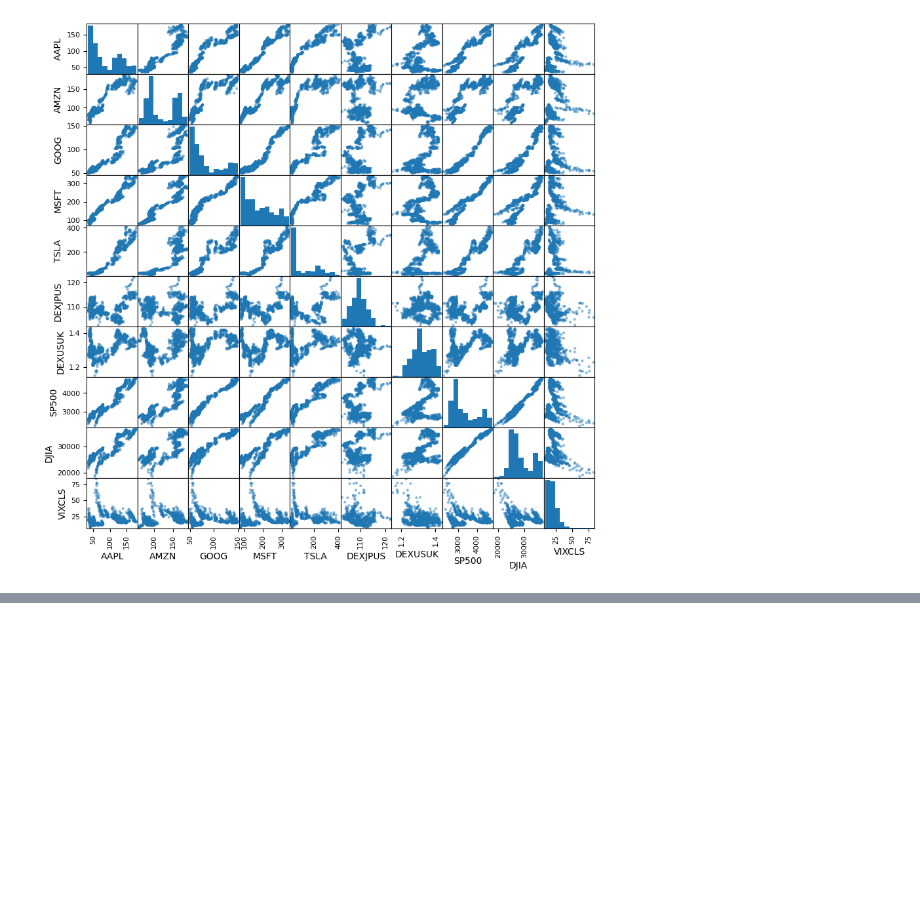
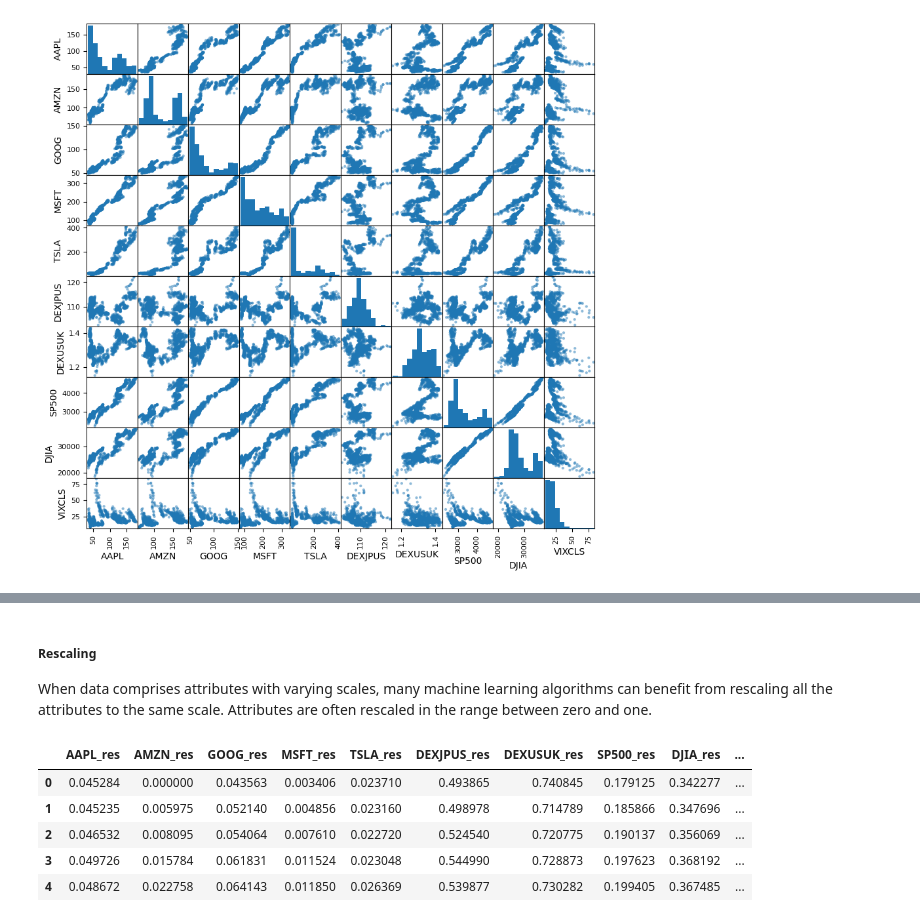
Before and after one commit to jamiecjm/quantpy-finml-course, a Jupyter notebook: chapter3.ipynb, the cells around one changed output, grey strips where cells are left out. Saved outputs shown, nothing was run; the diff lists cells and outputs as text; code cells hidden in the pictures; blank space fills up the shorter version.

Commit message:
data transformation

```diff
--- a/chapter3.ipynb
+++ b/chapter3.ipynb
@@ -106,0 +126,10 @@ plt.show()
+# %%
+# Option 1: Dropping "NA" values within data
+X_data.dropna(axis=0)
+
+# Option 2: Filling "NA" with 0
+X_data.fillna(0)
+
+# Option 3: Filling NAs with the mean of the column
+X_data['DEXJPUS'] = X_data['DEXJPUS'].fillna(X_data['DEXJPUS'].mean())
+X_data['DEXUSUK'] = X_data['DEXUSUK'].fillna(X_data['DEXUSUK'].mean())
@@ -106,0 +147,17 @@ plt.show()
+# %% [markdown]
+##### Rescaling
+
+When data comprises attributes with varying scales, many machine learning algorithms can benefit from rescaling all the attributes to the same scale. Attributes are often rescaled in the range between zero and one.
+# %%
+from sklearn.preprocessing import MinMaxScaler
+scaler = MinMaxScaler(feature_range=(0, 1))
+rescaledX = pd.DataFrame(scaler.fit_transform(X_data))
+rescaledX.columns = X_data.columns + '_res'
+rescaledX.head()
+# %% [output]
+|  | AAPL_res | AMZN_res | GOOG_res | MSFT_res | TSLA_res | DEXJPUS_res | DEXUSUK_res | SP500_res | DJIA_res | ... |
+| 0 | 0.045284 | 0.000000 | 0.043563 | 0.003406 | 0.023710 | 0.493865 | 0.740845 | 0.179125 | 0.342277 | ... |
+| 1 | 0.045235 | 0.005975 | 0.052140 | 0.004856 | 0.023160 | 0.498978 | 0.714789 | 0.185866 | 0.347696 | ... |
+| 2 | 0.046532 | 0.008095 | 0.054064 | 0.007610 | 0.022720 | 0.524540 | 0.720775 | 0.190137 | 0.356069 | ... |
+| 3 | 0.049726 | 0.015784 | 0.061831 | 0.011524 | 0.023048 | 0.544990 | 0.728873 | 0.197623 | 0.368192 | ... |
+| 4 | 0.048672 | 0.022758 | 0.064143 | 0.011850 | 0.026369 | 0.539877 | 0.730282 | 0.199405 | 0.367485 | ... |
```
Also changed, not shown: parts of 9 cells of this notebook.
